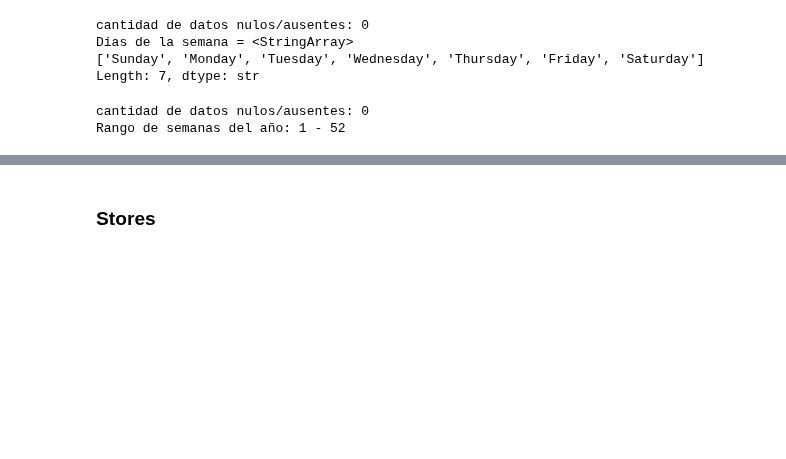
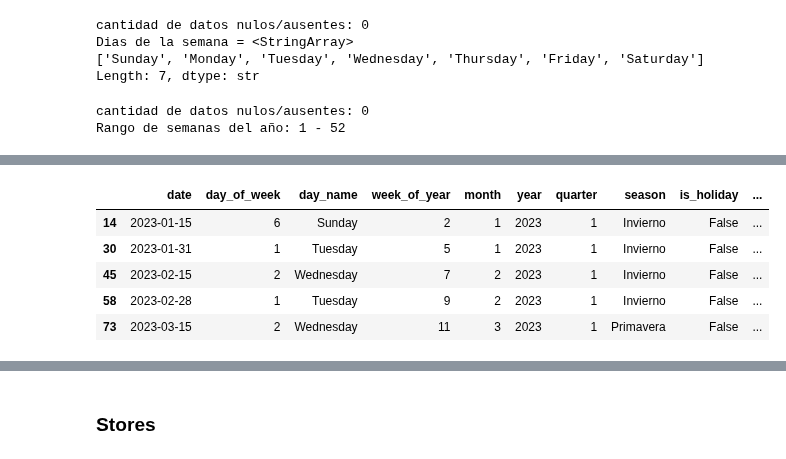
Before and after one commit to Fernandojbf123/Prueba_tecnica_DS, a Jupyter notebook: notebooks/EDA.ipynb, the cells around one changed output, grey strips where cells are left out. Drawn from its saved outputs; the diff is of its cells as text; code cells hidden in the pictures; blank space fills up the shorter version.

```diff
--- a/notebooks/EDA.ipynb
+++ b/notebooks/EDA.ipynb
@@ -134,2 +202,18 @@ holiday_name
 # %%
-is_payday
+# Estos se pueden agrupar para una exploración en conjunto;
+# Se listan las columnas que representan eventos especiales o días importantes
+# is_payday
+# is_weekend
+# is_navidad_season
+# is_buen_fin
+# is_semana_santa
+
+calendar_payday = calendar[calendar['is_payday']==True]
+calendar_payday.head(5)
+# %% [output]
+|  | date | day_of_week | day_name | week_of_year | month | year | quarter | season | is_holiday | ... |
+| 14 | 2023-01-15 | 6 | Sunday | 2 | 1 | 2023 | 1 | Invierno | False | ... |
+| 30 | 2023-01-31 | 1 | Tuesday | 5 | 1 | 2023 | 1 | Invierno | False | ... |
+| 45 | 2023-02-15 | 2 | Wednesday | 7 | 2 | 2023 | 1 | Invierno | False | ... |
+| 58 | 2023-02-28 | 1 | Tuesday | 9 | 2 | 2023 | 1 | Invierno | False | ... |
+| 73 | 2023-03-15 | 2 | Wednesday | 11 | 3 | 2023 | 1 | Primavera | False | ... |
```
Also changed, not shown: parts of 16 cells of this notebook.
